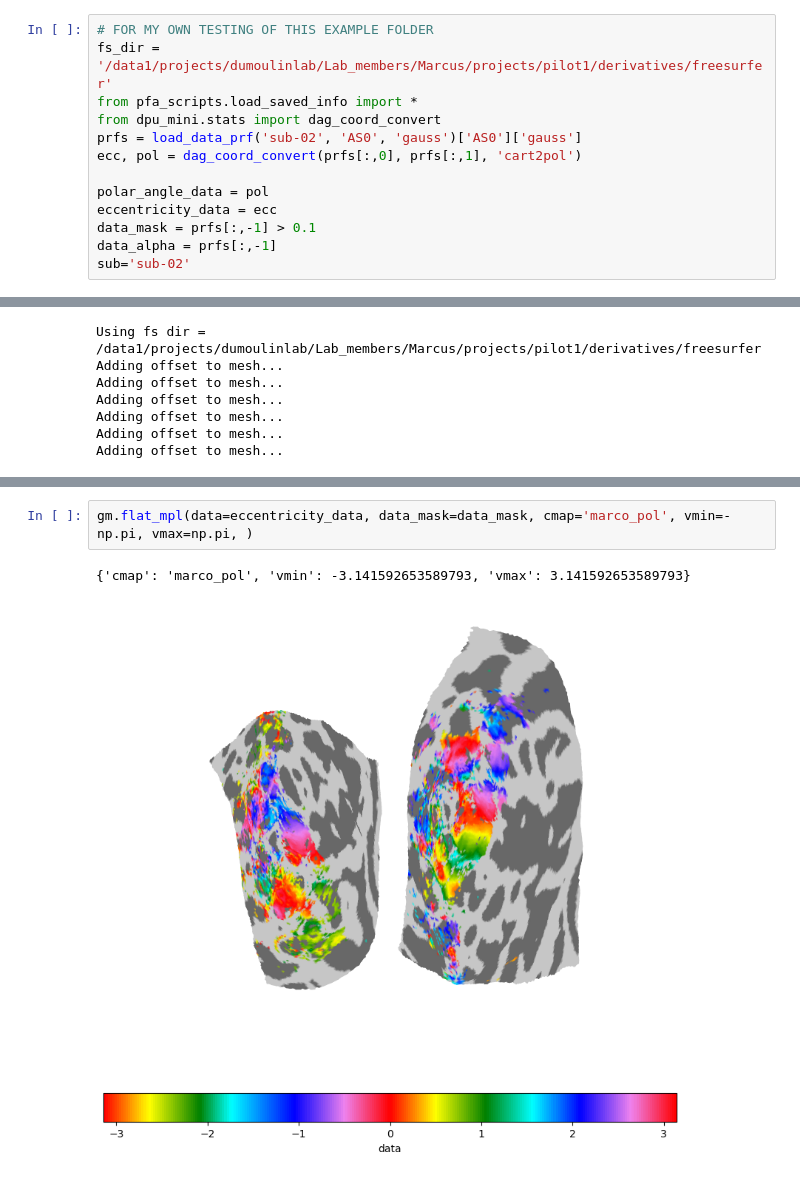
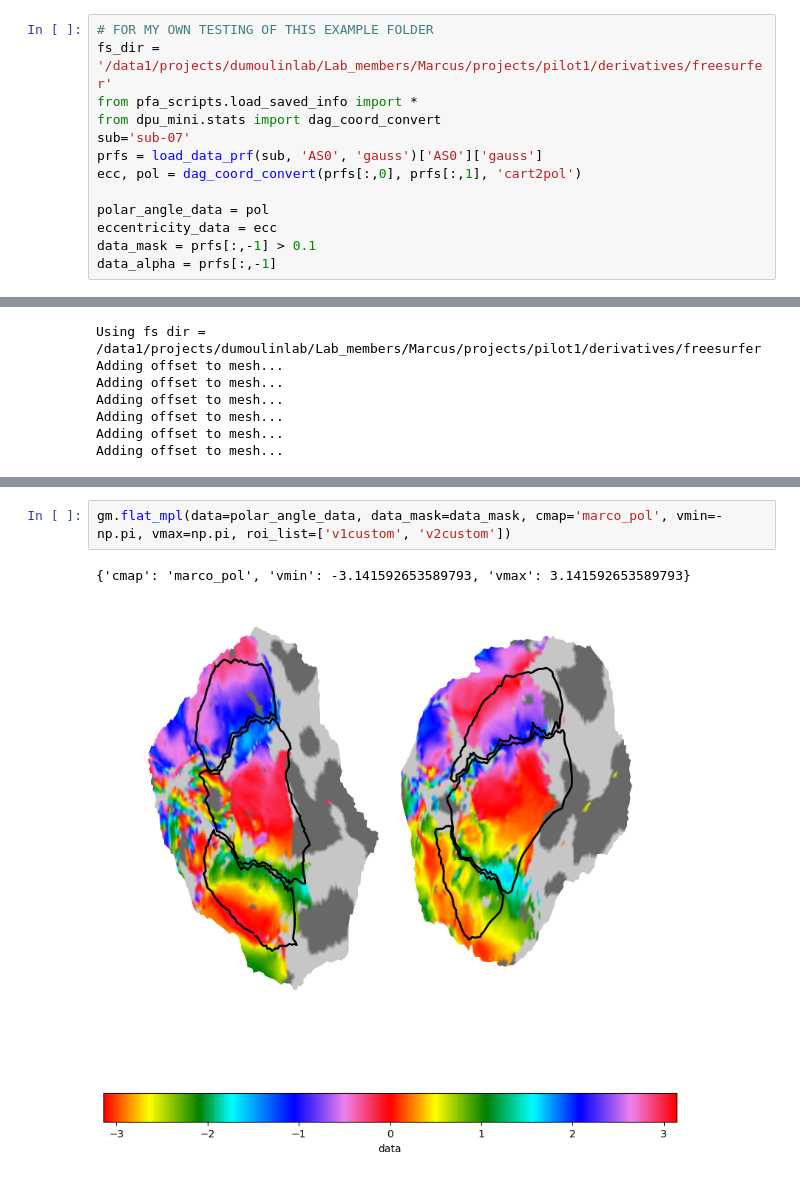
Before and after one commit to mdaghlian/dpu_mini, a Jupyter notebook: notebooks/suface_examples.ipynb, the cells around one changed output, grey strips where cells are left out. Drawn from its saved outputs; the diff is of its cells as text.

```diff
--- a/notebooks/suface_examples.ipynb
+++ b/notebooks/suface_examples.ipynb
@@ -16,12 +16,12 @@ import os
 fs_dir = '/data1/projects/dumoulinlab/Lab_members/Marcus/projects/pilot1/derivatives/freesurfer'
 from pfa_scripts.load_saved_info import *
 from dpu_mini.stats import dag_coord_convert
-prfs = load_data_prf('sub-02', 'AS0', 'gauss')['AS0']['gauss']
+sub='sub-07'
+prfs = load_data_prf(sub, 'AS0', 'gauss')['AS0']['gauss']
 ecc, pol = dag_coord_convert(prfs[:,0], prfs[:,1], 'cart2pol')
 
 polar_angle_data = pol
 eccentricity_data = ecc
 data_mask = prfs[:,-1] > 0.1
 data_alpha = prfs[:,-1]
-sub='sub-02'
 # %% [output]
@@ -208,5 +206,5 @@ warning - move to zero - cehck this
 # %%
-gm.flat_mpl(data=eccentricity_data, data_mask=data_mask, cmap='marco_pol', vmin=-np.pi, vmax=np.pi, )
+gm.flat_mpl(data=polar_angle_data, data_mask=data_mask, cmap='marco_pol', vmin=-np.pi, vmax=np.pi, roi_list=['v1custom', 'v2custom'])
 # %% [output]
 {'cmap': 'marco_pol', 'vmin': -3.141592653589793, 'vmax': 3.141592653589793}
-[figure, old version]
+[figure, new version]
```
Also changed, not shown: parts of 4 cells of this notebook, 6 other files.
